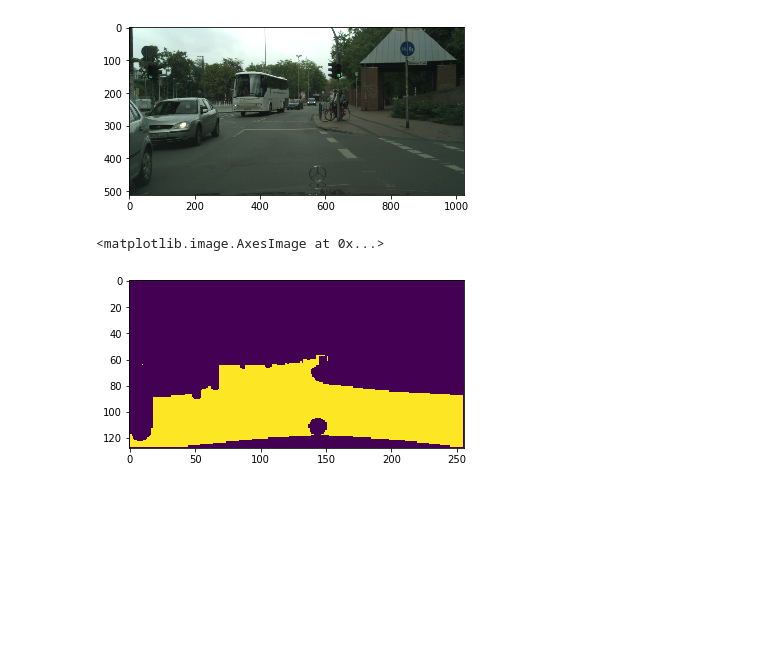
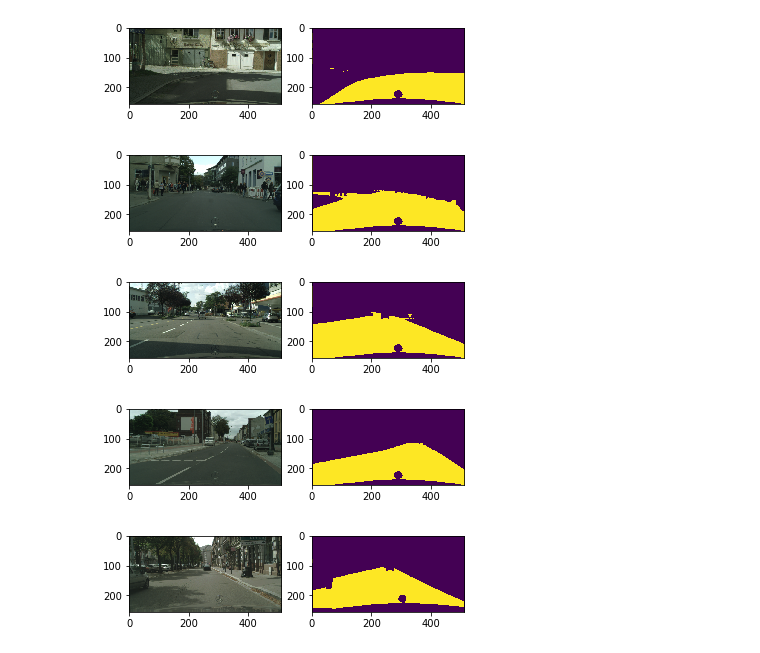
Before and after one commit to markus-k/bisenetv2-tf2, a Jupyter notebook: BiSeNetV2-TFKeras.ipynb, the cells around one changed output. Saved outputs shown, nothing was run; the diff lists cells and outputs as text; code cells hidden in the pictures; blank space fills up the shorter version.

Commit message:
Add updated training Notebook

```diff
--- a/BiSeNetV2-TFKeras.ipynb
+++ b/BiSeNetV2-TFKeras.ipynb
@@ -18,8 +17,12 @@ SCALE = 2
+# %%
+INPUT_SHAPE = (256, 512, 3)
+NUM_CLASSES = 2
+SCALE = 8
 # %%
-from model import bisenetv2_compiled, bisenetv2_output_shape, INPUT_SHAPE
+from model import bisenetv2_compiled, bisenetv2_output_shape
 
-OUTPUT_SHAPE = bisenetv2_output_shape(NUM_CLASSES, SCALE)
-m = bisenetv2_compiled(num_classes=NUM_CLASSES, out_scale=SCALE)
+OUTPUT_SHAPE = bisenetv2_output_shape(NUM_CLASSES, SCALE, input_shape=INPUT_SHAPE)
+m = bisenetv2_compiled(num_classes=NUM_CLASSES, out_scale=SCALE, input_shape=INPUT_SHAPE)
 # %%
 m.summary()
 # %% [output]
@@ -44,6 +47,7 @@ ________________________________________________________________________________
 cityscapes = tfds.load('cityscapes/semantic_segmentation')
 # %%
 from data_prep import cityscapes_prep, class_map_road
+from utils import segmentation_to_image
 
-train_ds = cityscapes['train'].map(cityscapes_prep(OUTPUT_SHAPE, class_map_road))
-valid_ds = cityscapes['validation'].map(cityscapes_prep(OUTPUT_SHAPE, class_map_road))
+train_ds = cityscapes['train'].map(cityscapes_prep(OUTPUT_SHAPE, INPUT_SHAPE, class_map_road))
+valid_ds = cityscapes['validation'].map(cityscapes_prep(OUTPUT_SHAPE, INPUT_SHAPE, class_map_road))
@@ -55,15 +54,8 @@ def display_segmentation(pred):
-# %%
-example = list(valid_ds.take(1))[0]
-plt.imshow(example[0])
-plt.show()
-
-plt.imshow(display_segmentation(example[1]))
-# %% [output]
-[figure, removed]
-<matplotlib.image.AxesImage at 0x...>
-[figure, removed]
-# %%
-BATCH_SIZE = 4
-
-train_ds = train_ds.batch(BATCH_SIZE).prefetch(150)
-valid_ds = valid_ds.batch(BATCH_SIZE).prefetch(150)
+# %%
+display_dataset(train_ds.take(5), lambda s: (s[0], s[1]))
+# %% [output]
+[figure, added]
+[figure, added]
+[figure, added]
+[figure, added]
+[figure, added]
```
Also changed, not shown: parts of 10 cells of this notebook.
